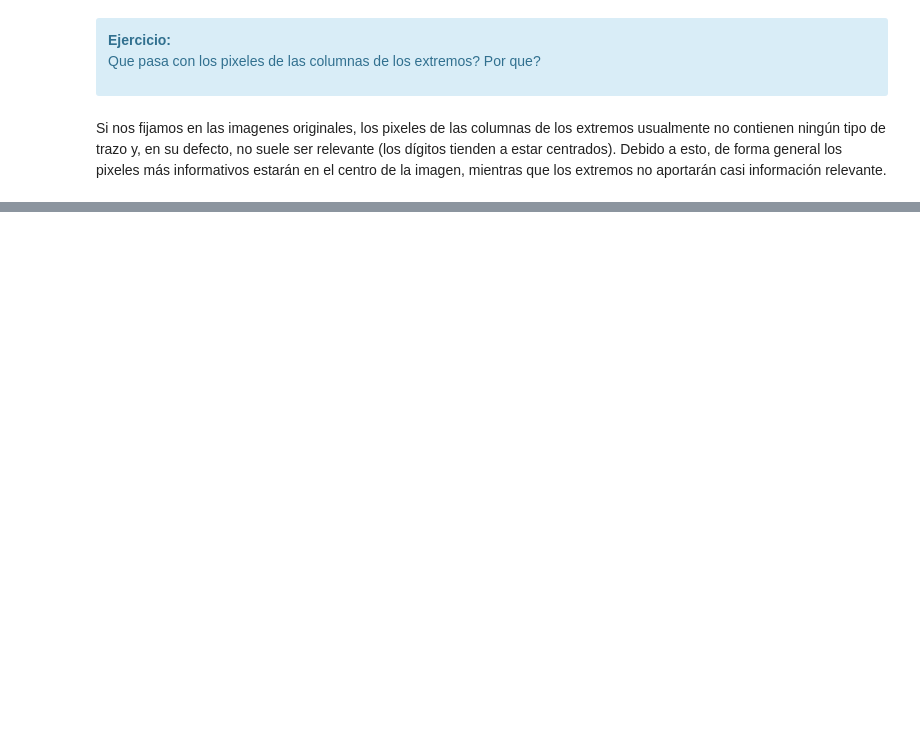
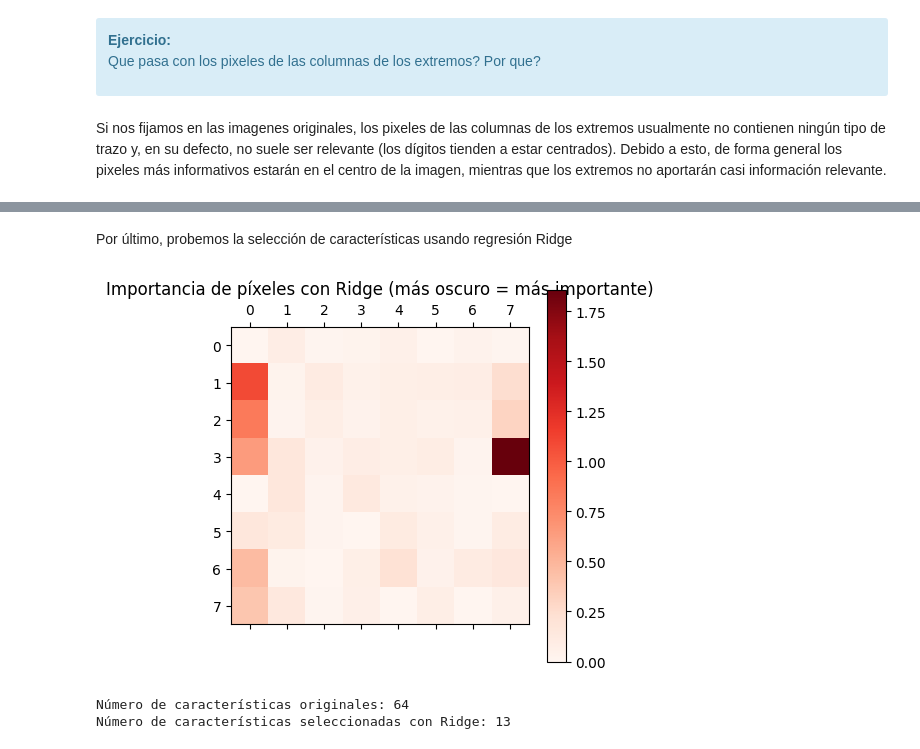
Before and after one commit to uisitoam/Master-Big-Data, a Jupyter notebook: Minería de datos/Practica/seleccion_LuisArdevol.ipynb, the cells around one changed output, grey strips where cells are left out. Saved outputs shown, nothing was run; the diff lists cells and outputs as text; code cells hidden in the pictures; blank space fills up the shorter version.

```diff
--- a/Minería de datos/Practica/seleccion_LuisArdevol.ipynb
+++ b/Minería de datos/Practica/seleccion_LuisArdevol.ipynb
@@ -678,0 +717,29 @@ Si nos fijamos en las imagenes originales, los pixeles de las columnas de los ex
+# %% [markdown]
+Por último, probemos la selección de características usando regresión Ridge
+# %%
+from sklearn.linear_model import Ridge
+
+ridge = Ridge(alpha=1.0, random_state=42)
+ridge.fit(digits, target)
+
+# coeficientes como importancia de las características
+importances_ridge = np.abs(ridge.coef_).reshape((8, 8))
+
+plt.matshow(importances_ridge, cmap=plt.cm.Reds)
+plt.colorbar()
+
+plt.title("Importancia de píxeles con Ridge (más oscuro = más importante)")
+plt.show()
+
+# selección de características
+sfm_ridge = SelectFromModel(ridge, threshold='mean')
+sfm_ridge.fit(digits, target)
+
+selected_ridge = sfm_ridge.transform(digits)
+
+print("Número de características originales:", digits.shape[1])
+print("Número de características seleccionadas con Ridge:", selected_ridge.shape[1])
+# %% [output]
+[figure, added]
+Número de características originales: 64
+Número de características seleccionadas con Ridge: 13
```
Also changed, not shown: parts of 14 cells of this notebook, 1 other file.
